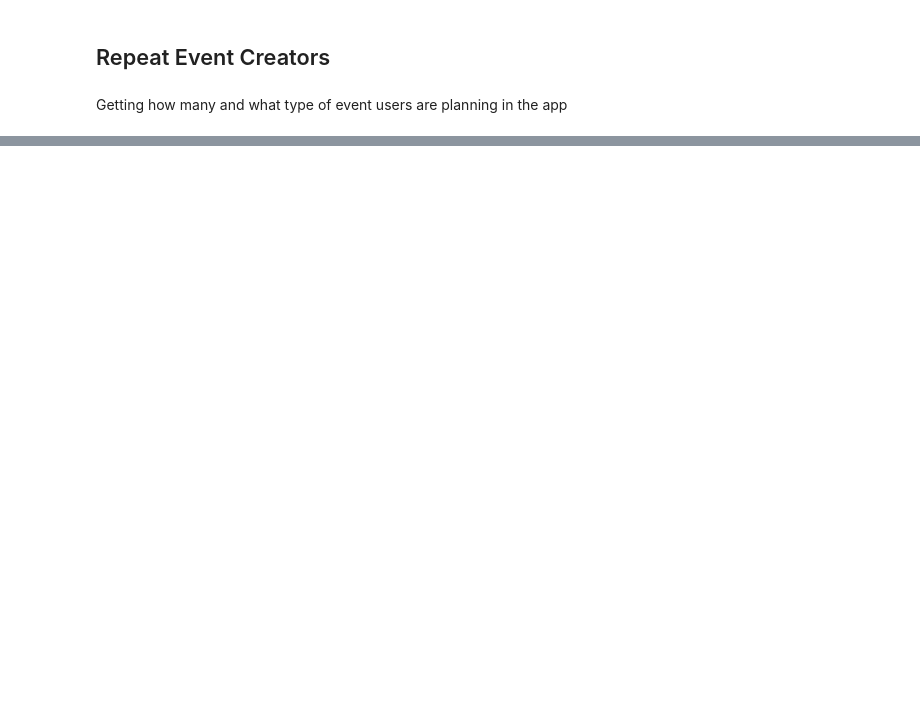
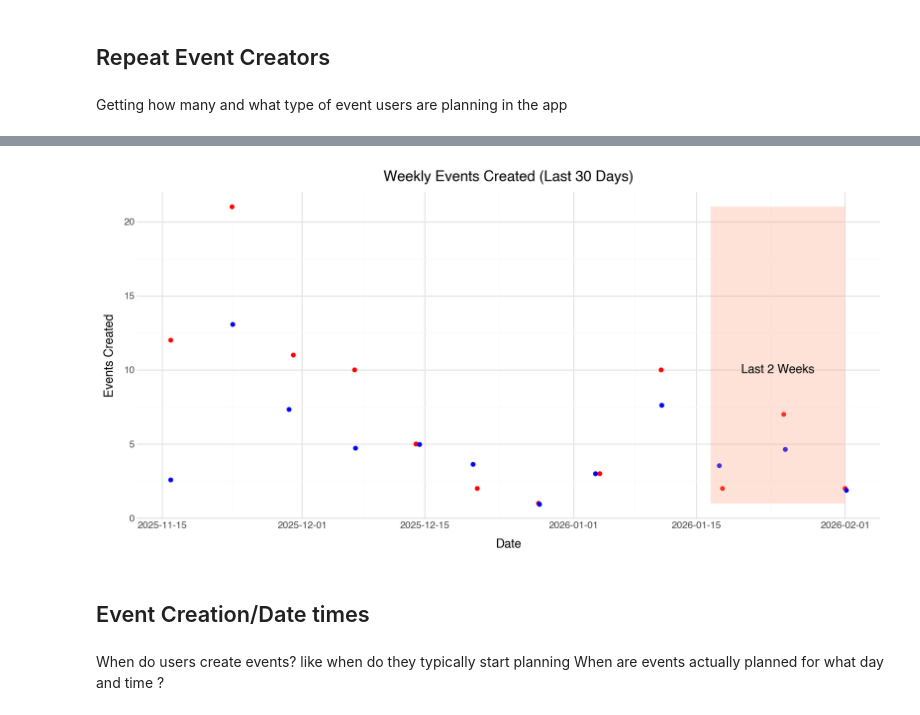
Before and after one commit to brandon841/analytics_report, a Jupyter notebook: event_analytics.ipynb, the cells around one changed output, grey strips where cells are left out. Drawn from its saved outputs; the diff is of its cells as text; code cells hidden in the pictures; blank space fills up the shorter version.

```diff
--- a/event_analytics.ipynb
+++ b/event_analytics.ipynb
@@ -283,0 +304,46 @@ fig.add_annotation(
+# %%
+# Plot with plotnine
+event_velocity_plot = (
+    ggplot() +
+    geom_point(
+        data=graph_df,
+        mapping=aes(x='createdAt', y='events_created', shape='"Events Created"'),
+        color='red',
+        show_legend=True
+    ) +
+    geom_point(
+        data=graph_df,
+        mapping=aes(x='createdAt', y='unique_planners', shape='"Unique Planners"'),
+        color='blue',
+        position=position_jitter(height=0.8, width=0.5),
+        show_legend=True
+    ) +
+    scale_shape_manual(values={"Events Created": "o", "Unique Planners": "s"}) +
+    labs(
+        title='Weekly Events Created (Last 30 Days)',
+        x='Date',
+        y='Events Created',
+        shape='Legend'
+    ) +
+    geom_rect(
+        data=highlight_df,
+        mapping=aes(xmin='xmin', xmax='xmax', ymin='ymin', ymax='ymax'),
+        fill='lightsalmon', alpha=0.3, inherit_aes=False
+    ) +
+    theme_minimal() +
+    theme(figure_size=(10, 5)) +
+    geom_text(
+        data=labels_df,
+        mapping=aes(x='x', y='y', label='label'),
+        inherit_aes=False
+    )
+)
+
+event_velocity_plot.show()
+# %% [output]
+[figure, added]
+# %% [markdown]
+## Event Creation/Date times
+# %% [markdown]
+When do users create events? like when do they typically start planning
+When are events actually planned for what day and time ?
```
Also changed, not shown: parts of 15 cells of this notebook, 3 other files.
